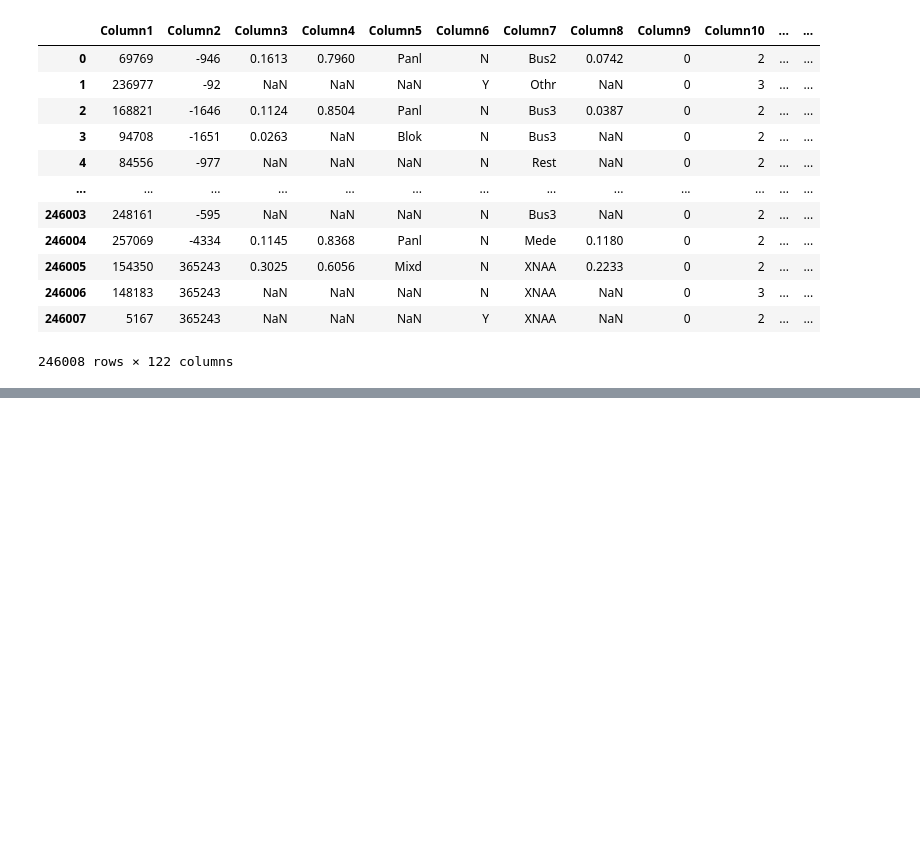
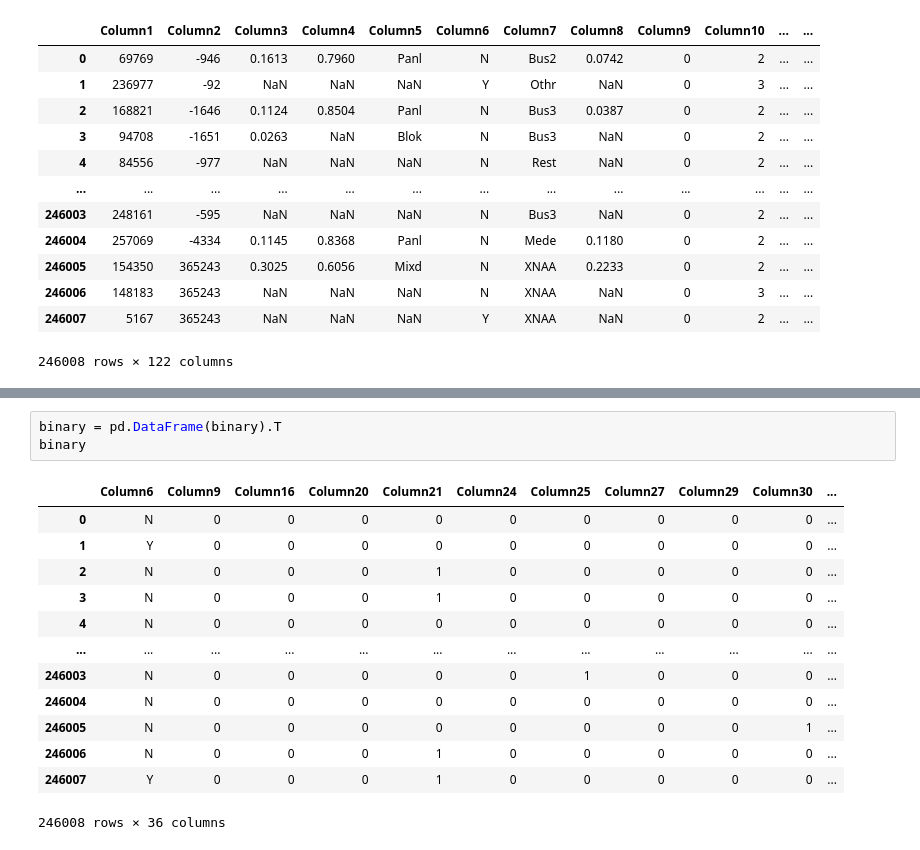
Before and after one commit to igyccmt/Project1, a Jupyter notebook: Project.ipynb, the cells around one changed output, grey strips where cells are left out. Drawn from its saved outputs; the diff is of its cells as text; blank space fills up the shorter version.

```diff
--- a/Project.ipynb
+++ b/Project.ipynb
@@ -35,0 +58,17 @@ for c,v in df.isnull().sum().items():
+# %%
+binary = pd.DataFrame(binary).T
+binary
+# %% [output]
+|  | Column6 | Column9 | Column16 | Column20 | Column21 | Column24 | Column25 | Column27 | Column29 | Column30 | ... |
+| 0 | N | 0 | 0 | 0 | 0 | 0 | 0 | 0 | 0 | 0 | ... |
+| 1 | Y | 0 | 0 | 0 | 0 | 0 | 0 | 0 | 0 | 0 | ... |
+| 2 | N | 0 | 0 | 0 | 1 | 0 | 0 | 0 | 0 | 0 | ... |
+| 3 | N | 0 | 0 | 0 | 1 | 0 | 0 | 0 | 0 | 0 | ... |
+| 4 | N | 0 | 0 | 0 | 0 | 0 | 0 | 0 | 0 | 0 | ... |
+| ... | ... | ... | ... | ... | ... | ... | ... | ... | ... | ... | ... |
+| 246003 | N | 0 | 0 | 0 | 0 | 0 | 1 | 0 | 0 | 0 | ... |
+| 246004 | N | 0 | 0 | 0 | 0 | 0 | 0 | 0 | 0 | 0 | ... |
+| 246005 | N | 0 | 0 | 0 | 0 | 0 | 0 | 0 | 0 | 1 | ... |
+| 246006 | N | 0 | 0 | 0 | 1 | 0 | 0 | 0 | 0 | 0 | ... |
+| 246007 | Y | 0 | 0 | 0 | 1 | 0 | 0 | 0 | 0 | 0 | ... |
+246008 rows × 36 columns
```
Also changed, not shown: parts of 61 cells of this notebook.
